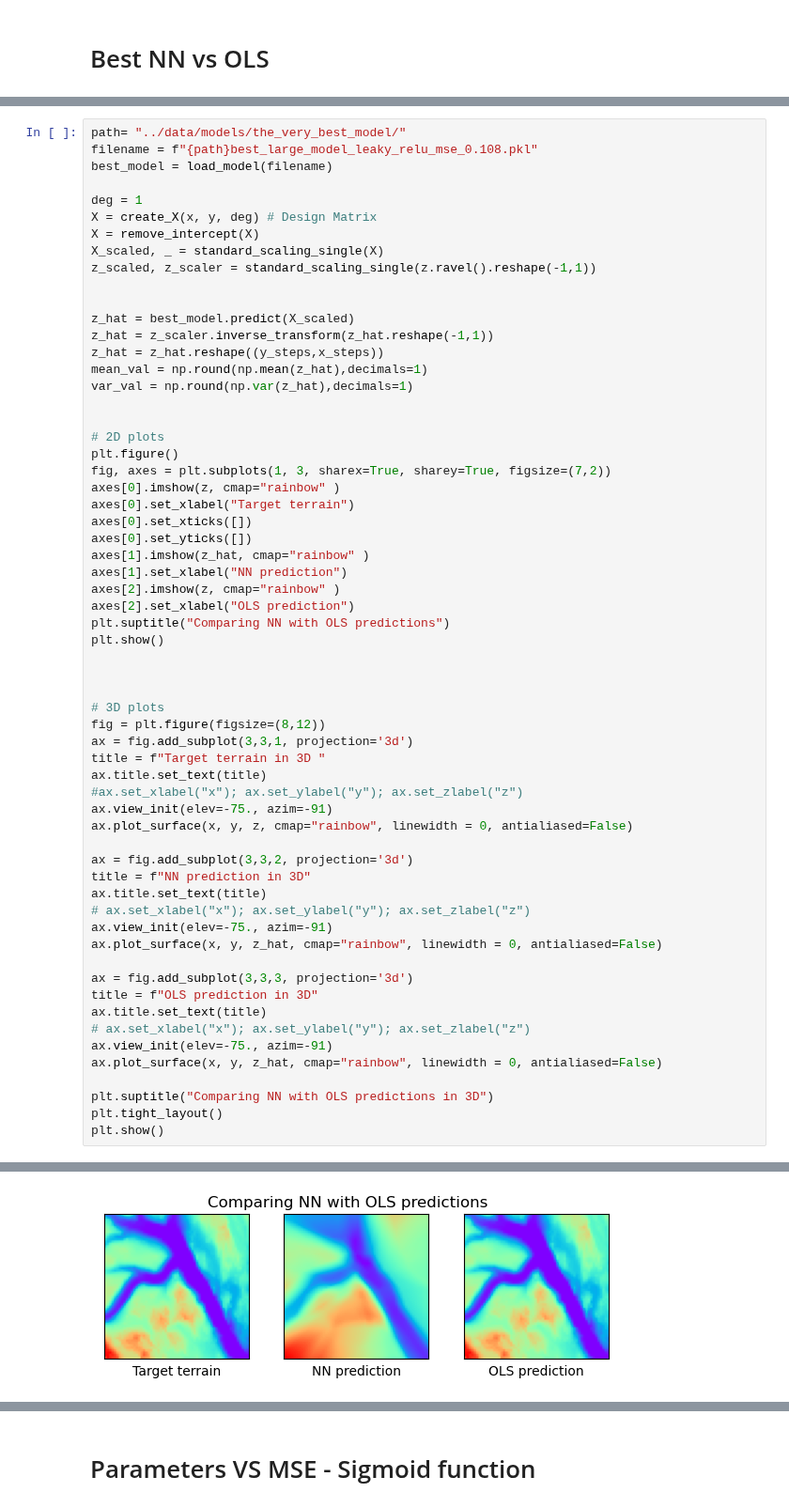
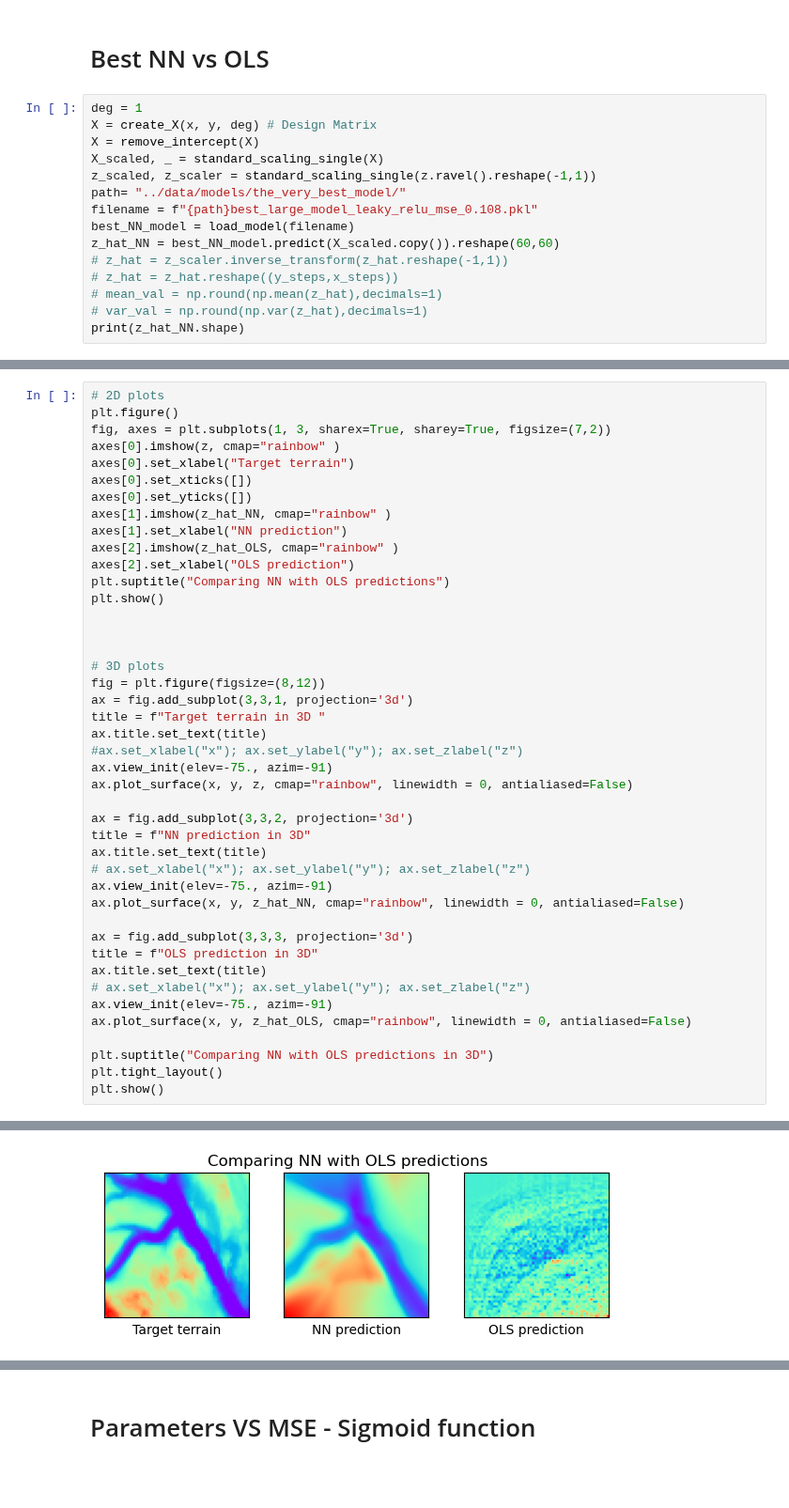
Before and after one commit to AndreasBordvik/FYS-STK4155-Prj2_report, a Jupyter notebook: code/NN_results_plot.ipynb, the cells around one changed output, grey strips where cells are left out. Shown at 94% size. Drawn from its saved outputs; the diff is of its cells as text; blank space fills up the shorter version.

Commit message:
plots

```diff
--- a/code/NN_results_plot.ipynb
+++ b/code/NN_results_plot.ipynb
@@ -93,2 +103,17 @@ z_flat = z.ravel(); z_flat = z_flat.reshape(-1,1)
 # %% [markdown]
 # Best NN vs OLS
+# %%
+deg = 1
+X = create_X(x, y, deg) # Design Matrix
+X = remove_intercept(X)
+X_scaled, _ = standard_scaling_single(X)
+z_scaled, z_scaler = standard_scaling_single(z.ravel().reshape(-1,1))
+path= "../data/models/the_very_best_model/"
+filename = f"{path}best_large_model_leaky_relu_mse_0.108.pkl"
+best_NN_model = load_model(filename)
+z_hat_NN = best_NN_model.predict(X_scaled.copy()).reshape(60,60)
+# z_hat = z_scaler.inverse_transform(z_hat.reshape(-1,1))
+# z_hat = z_hat.reshape((y_steps,x_steps))
+# mean_val = np.round(np.mean(z_hat),decimals=1)
+# var_val = np.round(np.var(z_hat),decimals=1)
+print(z_hat_NN.shape)
@@ -95,22 +122,4 @@ z_flat = z.ravel(); z_flat = z_flat.reshape(-1,1)
 # %%
-path= "../data/models/the_very_best_model/"
-filename = f"{path}best_large_model_leaky_relu_mse_0.108.pkl"
-best_model = load_model(filename)
-
-deg = 1
-X = create_X(x, y, deg) # Design Matrix
-X = remove_intercept(X)
-X_scaled, _ = standard_scaling_single(X)
-z_scaled, z_scaler = standard_scaling_single(z.ravel().reshape(-1,1))
-
-
-z_hat = best_model.predict(X_scaled)
-z_hat = z_scaler.inverse_transform(z_hat.reshape(-1,1))
-z_hat = z_hat.reshape((y_steps,x_steps))
-mean_val = np.round(np.mean(z_hat),decimals=1)
-var_val = np.round(np.var(z_hat),decimals=1)
-
-
 # 2D plots
 plt.figure()
 fig, axes = plt.subplots(1, 3, sharex=True, sharey=True, figsize=(7,2))
@@ -118,41 +127,41 @@ axes[0].imshow(z, cmap="rainbow" )
 axes[0].set_xlabel("Target terrain")
 axes[0].set_xticks([])
 axes[0].set_yticks([])
-axes[1].imshow(z_hat, cmap="rainbow" )
+axes[1].imshow(z_hat_NN, cmap="rainbow" )
 axes[1].set_xlabel("NN prediction")
-axes[2].imshow(z, cmap="rainbow" )
+axes[2].imshow(z_hat_OLS, cmap="rainbow" )
 axes[2].set_xlabel("OLS prediction")
 plt.suptitle("Comparing NN with OLS predictions")
 plt.show()
 
 
 
 # 3D plots
 fig = plt.figure(figsize=(8,12))
 ax = fig.add_subplot(3,3,1, projection='3d')
 title = f"Target terrain in 3D "
 ax.title.set_text(title)
 #ax.set_xlabel("x"); ax.set_ylabel("y"); ax.set_zlabel("z")
 ax.view_init(elev=-75., azim=-91)
 ax.plot_surface(x, y, z, cmap="rainbow", linewidth = 0, antialiased=False)
 
 ax = fig.add_subplot(3,3,2, projection='3d')
 title = f"NN prediction in 3D"
 ax.title.set_text(title)
 # ax.set_xlabel("x"); ax.set_ylabel("y"); ax.set_zlabel("z")
 ax.view_init(elev=-75., azim=-91)
-ax.plot_surface(x, y, z_hat, cmap="rainbow", linewidth = 0, antialiased=False)
+ax.plot_surface(x, y, z_hat_NN, cmap="rainbow", linewidth = 0, antialiased=False)
 
 ax = fig.add_subplot(3,3,3, projection='3d')
 title = f"OLS prediction in 3D"
 ax.title.set_text(title)
 # ax.set_xlabel("x"); ax.set_ylabel("y"); ax.set_zlabel("z")
 ax.view_init(elev=-75., azim=-91)
-ax.plot_surface(x, y, z_hat, cmap="rainbow", linewidth = 0, antialiased=False)
+ax.plot_surface(x, y, z_hat_OLS, cmap="rainbow", linewidth = 0, antialiased=False)
 
 plt.suptitle("Comparing NN with OLS predictions in 3D")
 plt.tight_layout()
 plt.show()
 # %% [output]
 <Figure size 640x480 with 0 Axes>
-[figure, old version]
+[figure, new version]
```
Also changed, not shown: parts of 4 cells of this notebook, 2 other files.
